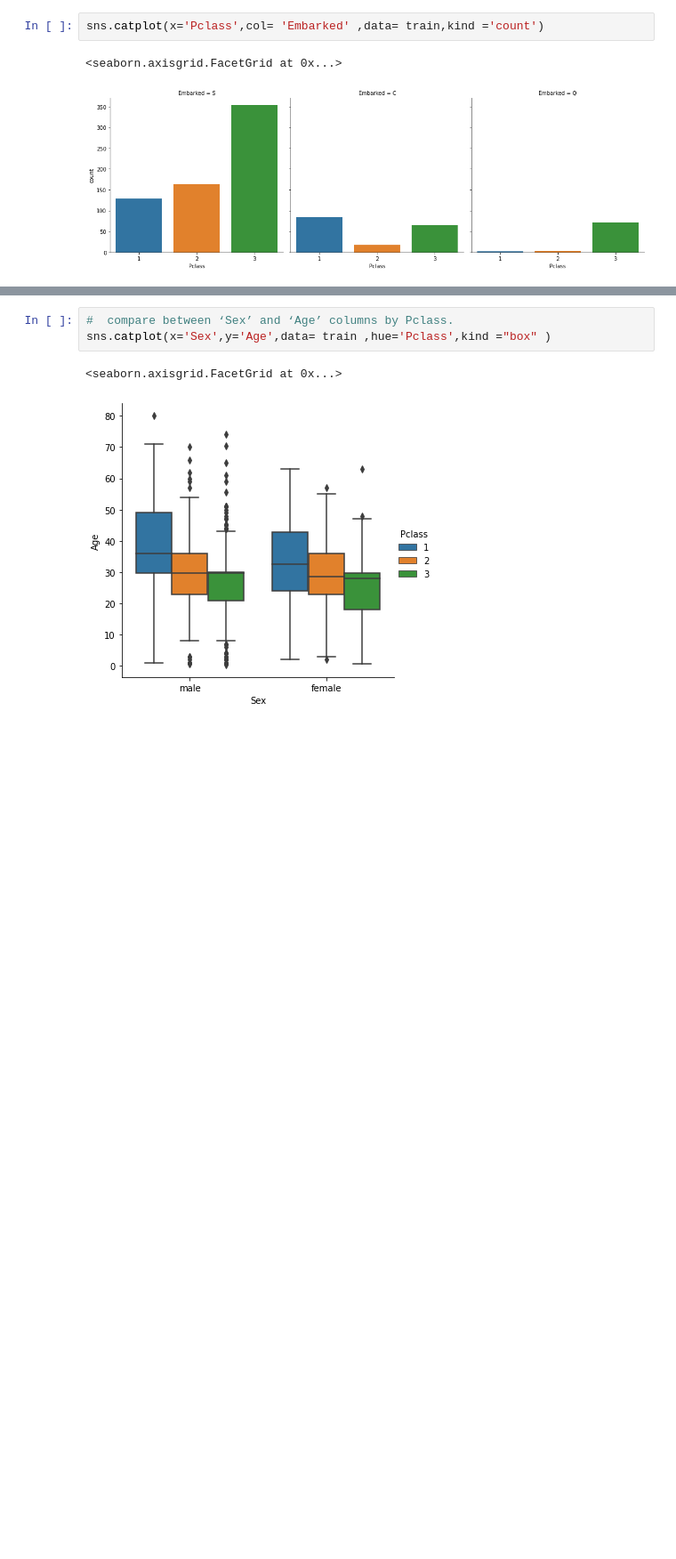
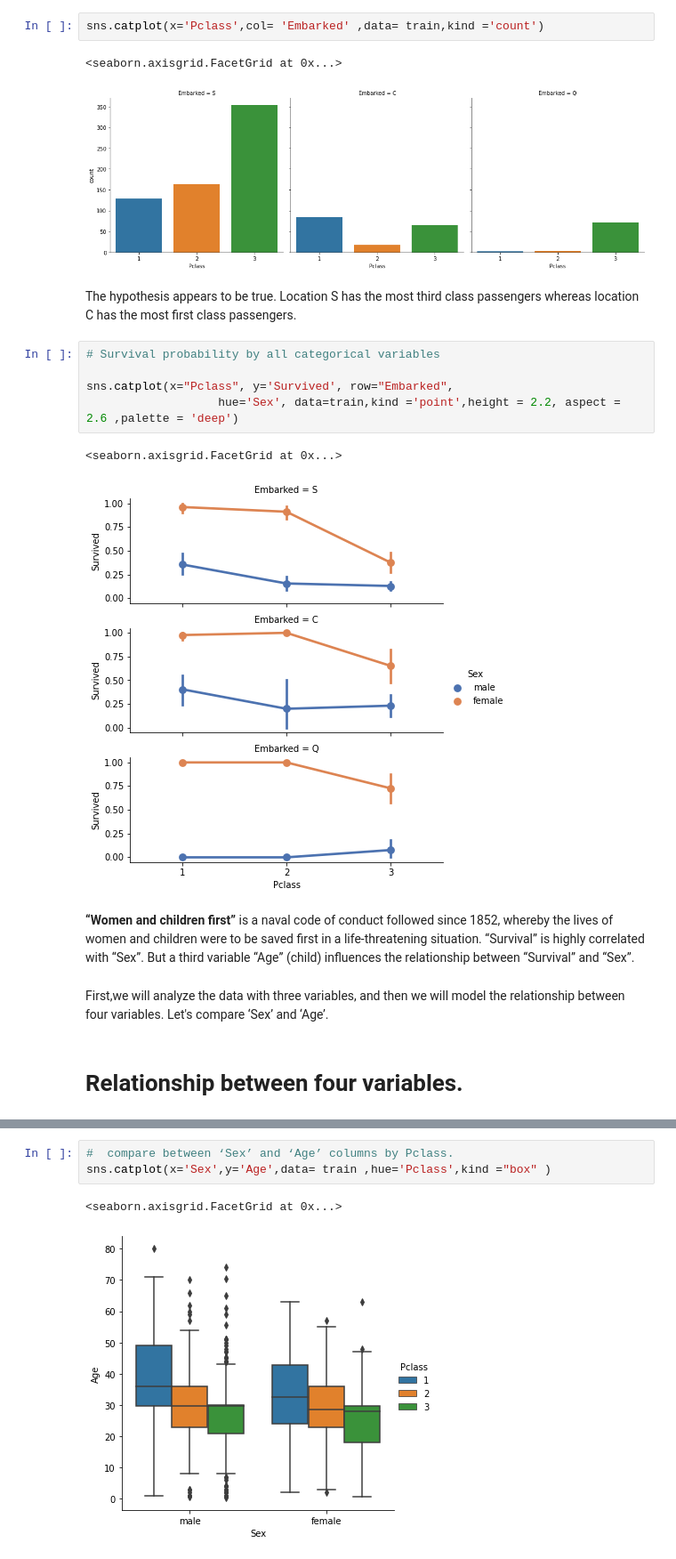
Before and after one commit to baraaali/Data-Analysis, a Jupyter notebook: exploratory-data-analysis-of-titanic-survival.ipynb, the cells around one changed output, grey strips where cells are left out. Shown: that part at 89% size. Saved outputs shown, nothing was run; the diff lists cells and outputs as text; blank space fills up the shorter version.

Commit message:
Kaggle Notebook | Exploratory Data Analysis of Titanic Survival | Version 2

```diff
--- a/exploratory-data-analysis-of-titanic-survival.ipynb
+++ b/exploratory-data-analysis-of-titanic-survival.ipynb
@@ -276,6 +320,23 @@ sns.catplot(x='Pclass',col= 'Embarked' ,data= train,kind ='count')
 # %% [output]
 <seaborn.axisgrid.FacetGrid at 0x...>
 [figure]
+# %% [markdown]
+The hypothesis appears to be true. Location S has the most third class passengers whereas location C has the most first class passengers.
+# %%
+# Survival probability by all categorical variables
+
+sns.catplot(x="Pclass", y='Survived', row="Embarked",
+                   hue='Sex', data=train,kind ='point',height = 2.2, aspect = 2.6 ,palette = 'deep')
+# %% [output]
+<seaborn.axisgrid.FacetGrid at 0x...>
+[figure, added]
+# %% [markdown]
+**“Women and children first”** is a naval code of conduct followed since 1852, whereby the lives of women and children were to be saved first in a life-threatening situation.
+“Survival” is highly correlated with “Sex”. But a third variable “Age” (child) influences the relationship between “Survival” and “Sex”.
+# %% [markdown]
+First,we will analyze the data with three variables, and then we will model the relationship between four variables. Let's compare ‘Sex’ and ‘Age’.
+# %% [markdown]
+# Relationship between four variables.
 # %%
 #  compare between ‘Sex’ and ‘Age’ columns .
 sns.catplot(x='Sex',y='Age',data= train)
```
Also changed, not shown: parts of 28 cells of this notebook.
